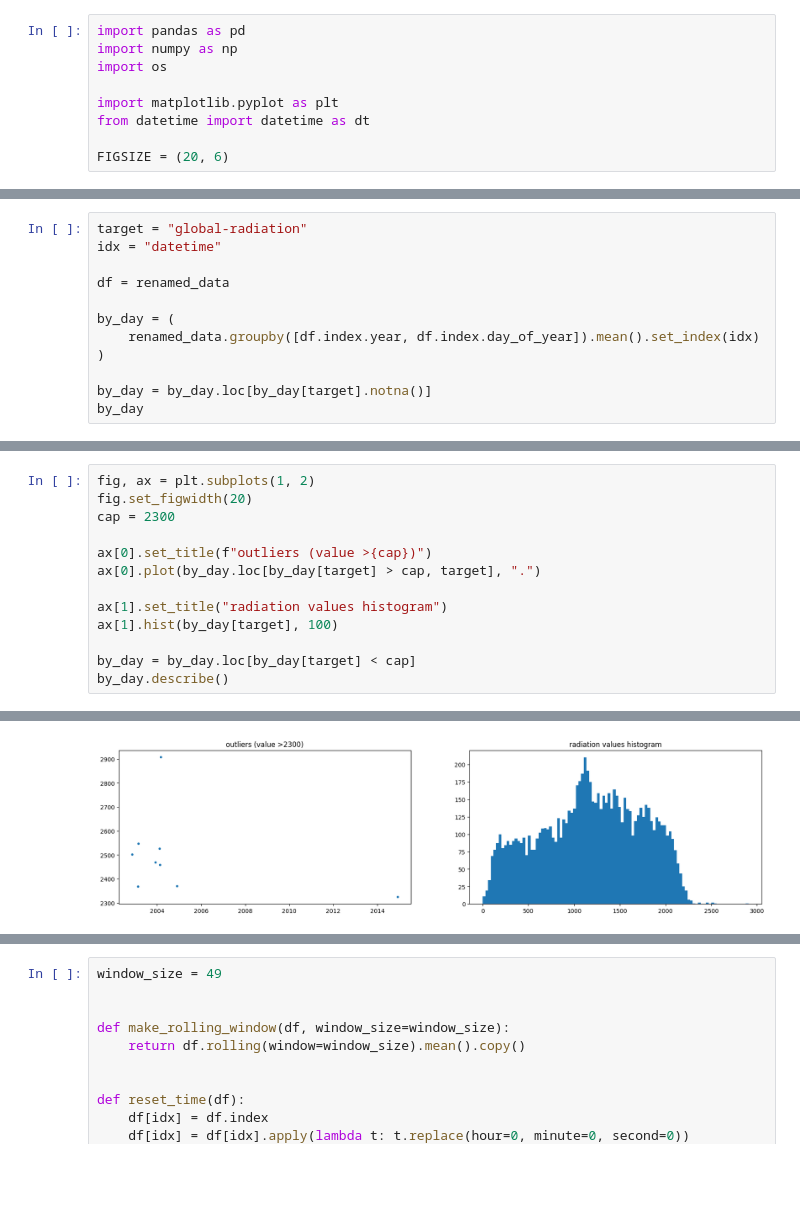
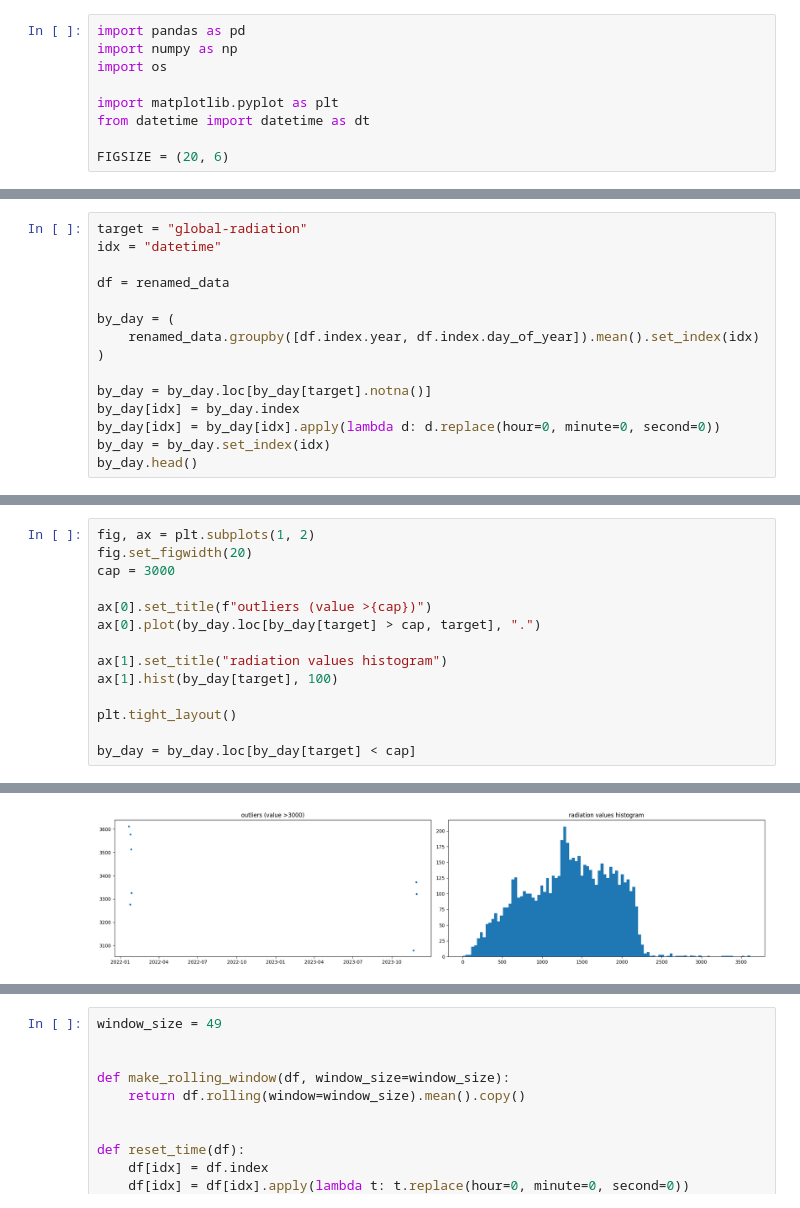
Before and after one commit to fellipessanha/solar-studies, a Jupyter notebook: data-treatment.ipynb, the cells around one changed output, grey strips where cells are left out. Saved outputs shown, nothing was run; the diff lists cells and outputs as text; blank space fills up the shorter version.

```diff
--- a/data-treatment.ipynb
+++ b/data-treatment.ipynb
@@ -129,7 +129,10 @@ by_day = (
 )
 
 by_day = by_day.loc[by_day[target].notna()]
-by_day
+by_day[idx] = by_day.index
+by_day[idx] = by_day[idx].apply(lambda d: d.replace(hour=0, minute=0, second=0))
+by_day = by_day.set_index(idx)
+by_day.head()
 # %% [output]
 |  | global-radiation | total-precipitation | relative-humidity | temperature-last-hour-max | temperature-last-hour-min | ... |
 | datetime |  |  |  |  |  | ... |
@@ -148,7 +144,7 @@ by_day
 # %%
 fig, ax = plt.subplots(1, 2)
 fig.set_figwidth(20)
-cap = 2300
+cap = 3000
 
 ax[0].set_title(f"outliers (value >{cap})")
 ax[0].plot(by_day.loc[by_day[target] > cap, target], ".")
@@ -156,6 +152,7 @@ ax[0].plot(by_day.loc[by_day[target] > cap, target], ".")
 ax[1].set_title("radiation values histogram")
 ax[1].hist(by_day[target], 100)
 
+plt.tight_layout()
+
 by_day = by_day.loc[by_day[target] < cap]
-by_day.describe()
 # %% [output]
@@ -171,4 +159,4 @@ by_day.describe()
-[figure, old version]
+[figure, new version]
 # %%
 date_threshold, date_mask = "2023", "%Y"
 date_upper_threshold = str(int(date_threshold) + 1)
```
Also changed, not shown: parts of 14 cells of this notebook.
